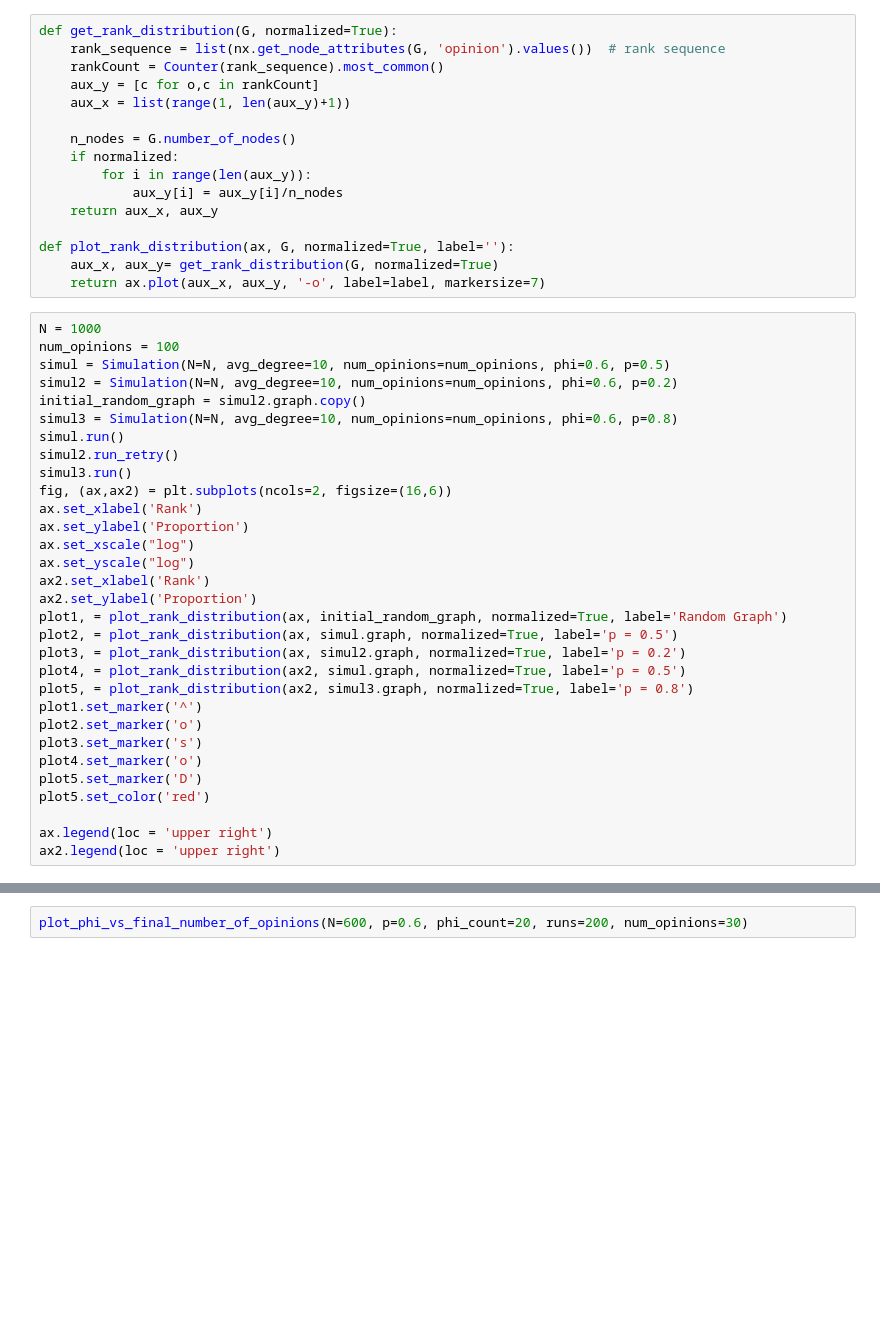
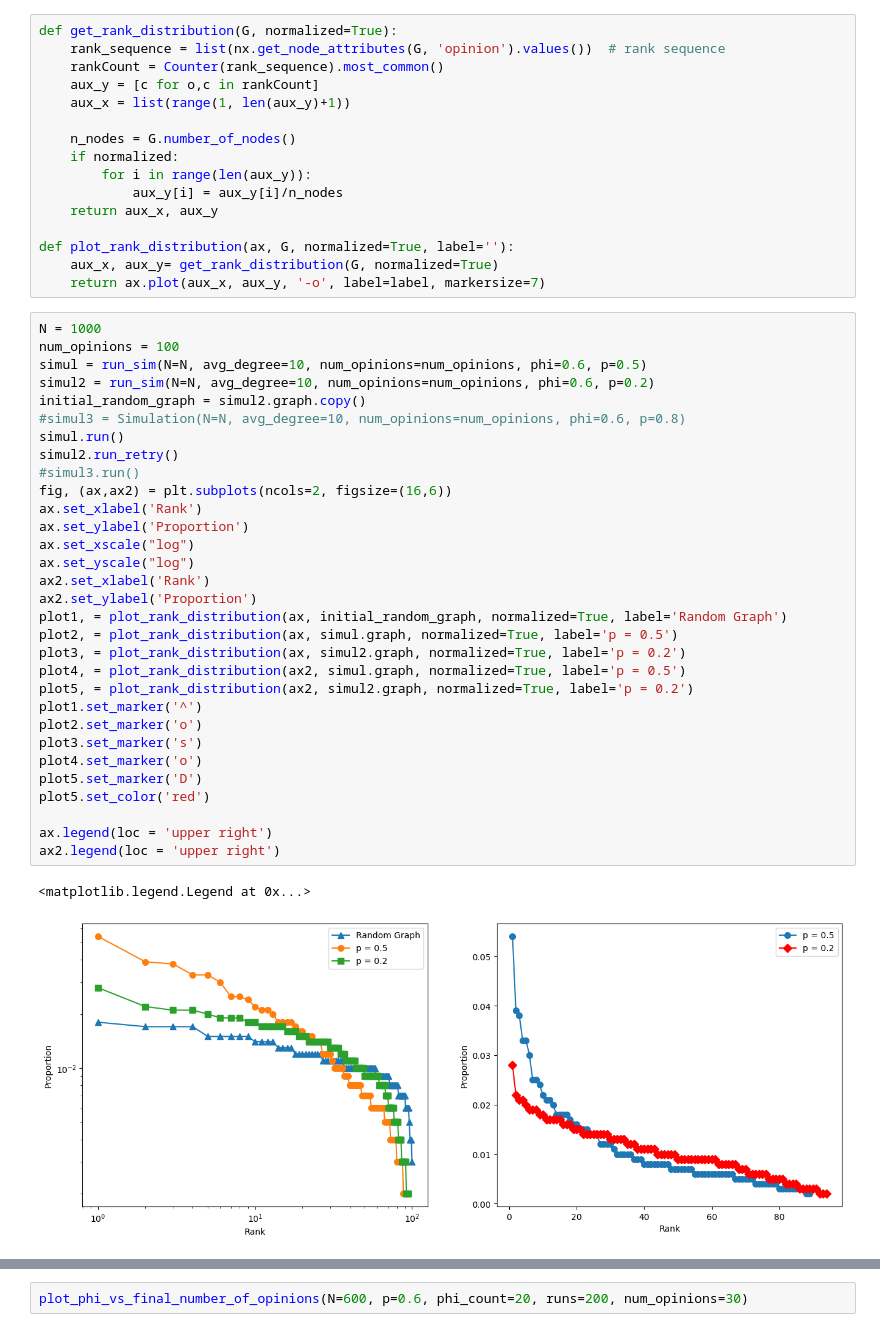
Before and after one commit to 1-0-GO/Coevolutionary-dynamics-of-opinions-and-networks--From-diversity-to-uniformity, a Jupyter notebook: simulation.ipynb, the cells around one changed output, grey strips where cells are left out. Cells and saved outputs as stored; diff of their text form; blank space fills up the shorter version.

```diff
--- a/simulation.ipynb
+++ b/simulation.ipynb
@@ -91,33 +90,36 @@ def plot_rank_distribution(ax, G, normalized=True, label=''):
 # %%
 N = 1000
 num_opinions = 100
-simul = Simulation(N=N, avg_degree=10, num_opinions=num_opinions, phi=0.6, p=0.5)
-simul2 = Simulation(N=N, avg_degree=10, num_opinions=num_opinions, phi=0.6, p=0.2)
+simul = run_sim(N=N, avg_degree=10, num_opinions=num_opinions, phi=0.6, p=0.5)
+simul2 = run_sim(N=N, avg_degree=10, num_opinions=num_opinions, phi=0.6, p=0.2)
 initial_random_graph = simul2.graph.copy()
-simul3 = Simulation(N=N, avg_degree=10, num_opinions=num_opinions, phi=0.6, p=0.8)
+#simul3 = Simulation(N=N, avg_degree=10, num_opinions=num_opinions, phi=0.6, p=0.8)
 simul.run()
 simul2.run_retry()
-simul3.run()
+#simul3.run()
 fig, (ax,ax2) = plt.subplots(ncols=2, figsize=(16,6))
 ax.set_xlabel('Rank')
 ax.set_ylabel('Proportion')
 ax.set_xscale("log")
 ax.set_yscale("log")
 ax2.set_xlabel('Rank')
 ax2.set_ylabel('Proportion')
 plot1, = plot_rank_distribution(ax, initial_random_graph, normalized=True, label='Random Graph')
 plot2, = plot_rank_distribution(ax, simul.graph, normalized=True, label='p = 0.5')
 plot3, = plot_rank_distribution(ax, simul2.graph, normalized=True, label='p = 0.2')
 plot4, = plot_rank_distribution(ax2, simul.graph, normalized=True, label='p = 0.5')
-plot5, = plot_rank_distribution(ax2, simul3.graph, normalized=True, label='p = 0.8')
+plot5, = plot_rank_distribution(ax2, simul2.graph, normalized=True, label='p = 0.2')
 plot1.set_marker('^')
 plot2.set_marker('o')
 plot3.set_marker('s')
 plot4.set_marker('o')
 plot5.set_marker('D')
 plot5.set_color('red')
 
 ax.legend(loc = 'upper right')
 ax2.legend(loc = 'upper right')
+# %% [output]
+<matplotlib.legend.Legend at 0x...>
+[figure, added]
 # %%
 def plot_phi_vs_final_number_of_opinions(N=100, p=0.2, phi_count=5, runs=10, avg_degree=10, num_opinions=10):
```
Also changed, not shown: parts of 10 cells of this notebook, 4 other files.
